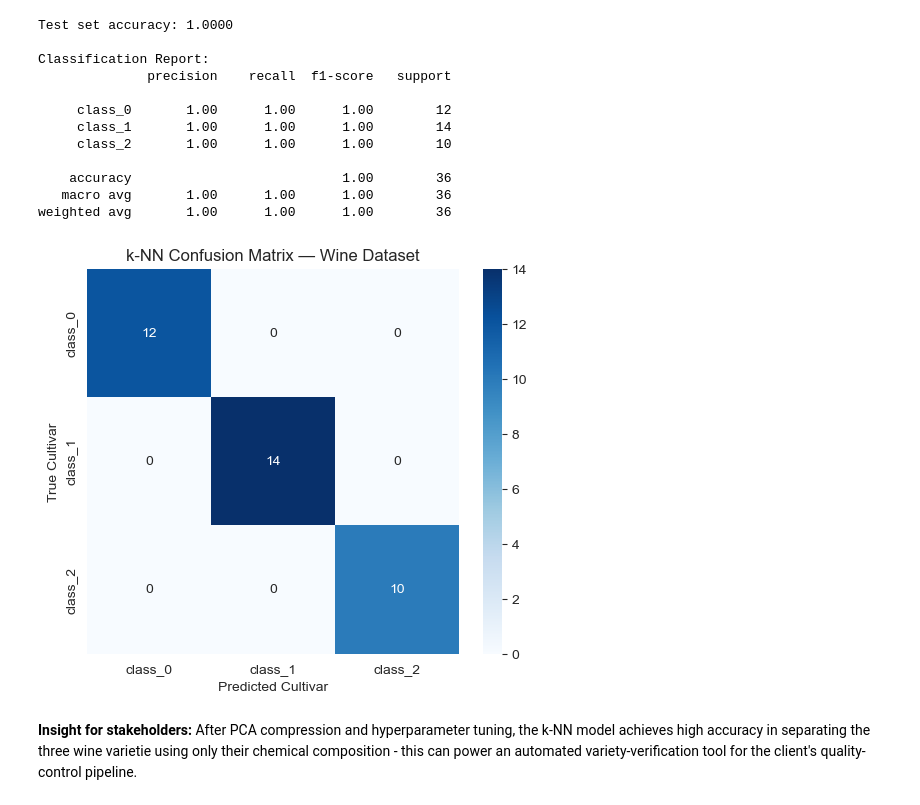
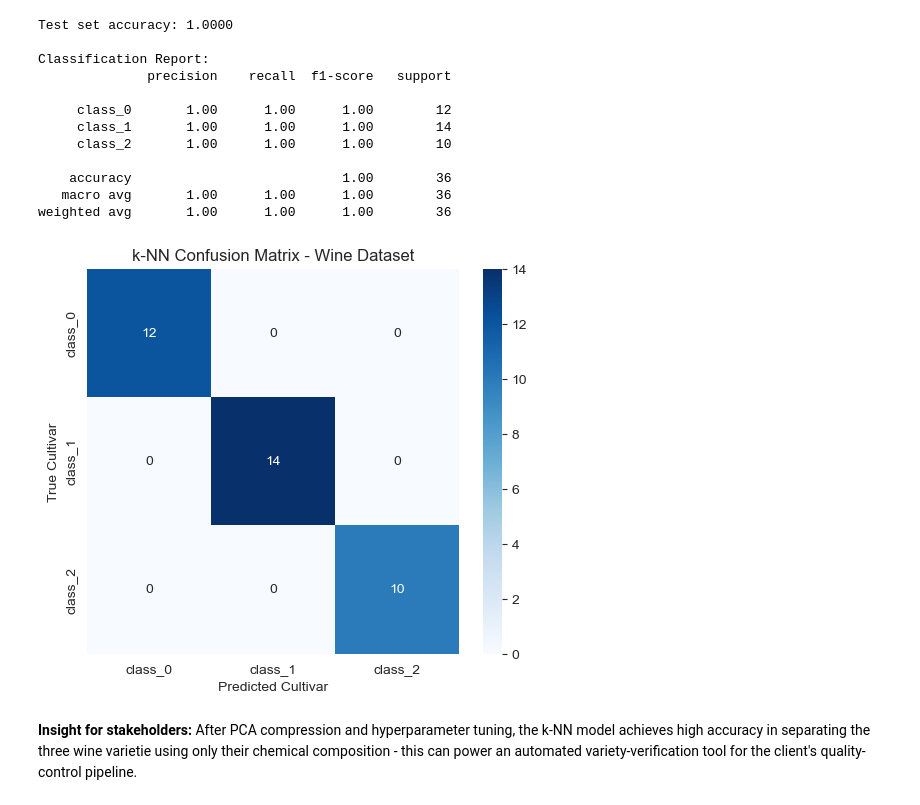
Before and after one commit to Kayce-joy/DataVine-Analytics, a Jupyter notebook: 8.ipynb, the cells around one changed output. Drawn from its saved outputs; the diff is of its cells as text; code cells hidden in the pictures.

```diff
--- a/8.ipynb
+++ b/8.ipynb
@@ -218,15 +218,15 @@ weighted avg       1.00      1.00      1.00        36
 # %%
 # Confusion matrix visualization
 cm = confusion_matrix(y_test, y_pred)
 plt.figure(figsize=(6, 5))
 sns.heatmap(cm, annot=True, fmt='d', cmap='Blues',
             xticklabels=le.classes_, yticklabels=le.classes_)
 plt.xlabel('Predicted Cultivar')
 plt.ylabel('True Cultivar')
-plt.title('k-NN Confusion Matrix — Wine Dataset')
+plt.title('k-NN Confusion Matrix - Wine Dataset')
 plt.show()
 # %% [output]
-[figure, old version]
+[figure, new version]
 # %% [markdown]
 **Insight for stakeholders:** After PCA compression and hyperparameter tuning, the k-NN model achieves high accuracy in separating the three wine varietie using only their chemical composition - this can power an automated variety-verification tool for the client's quality-control pipeline.
 # %%
```
Also changed, not shown: parts of 2 cells of this notebook.
